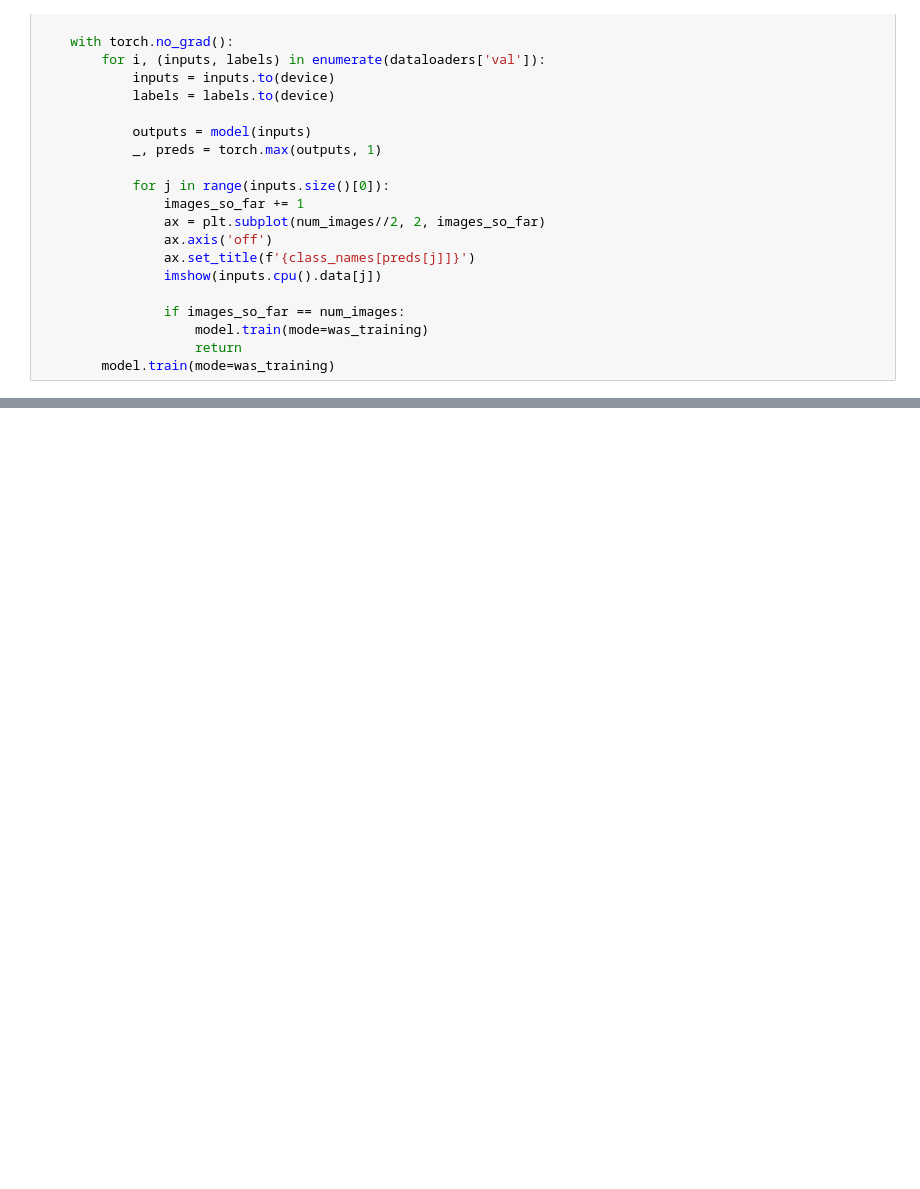
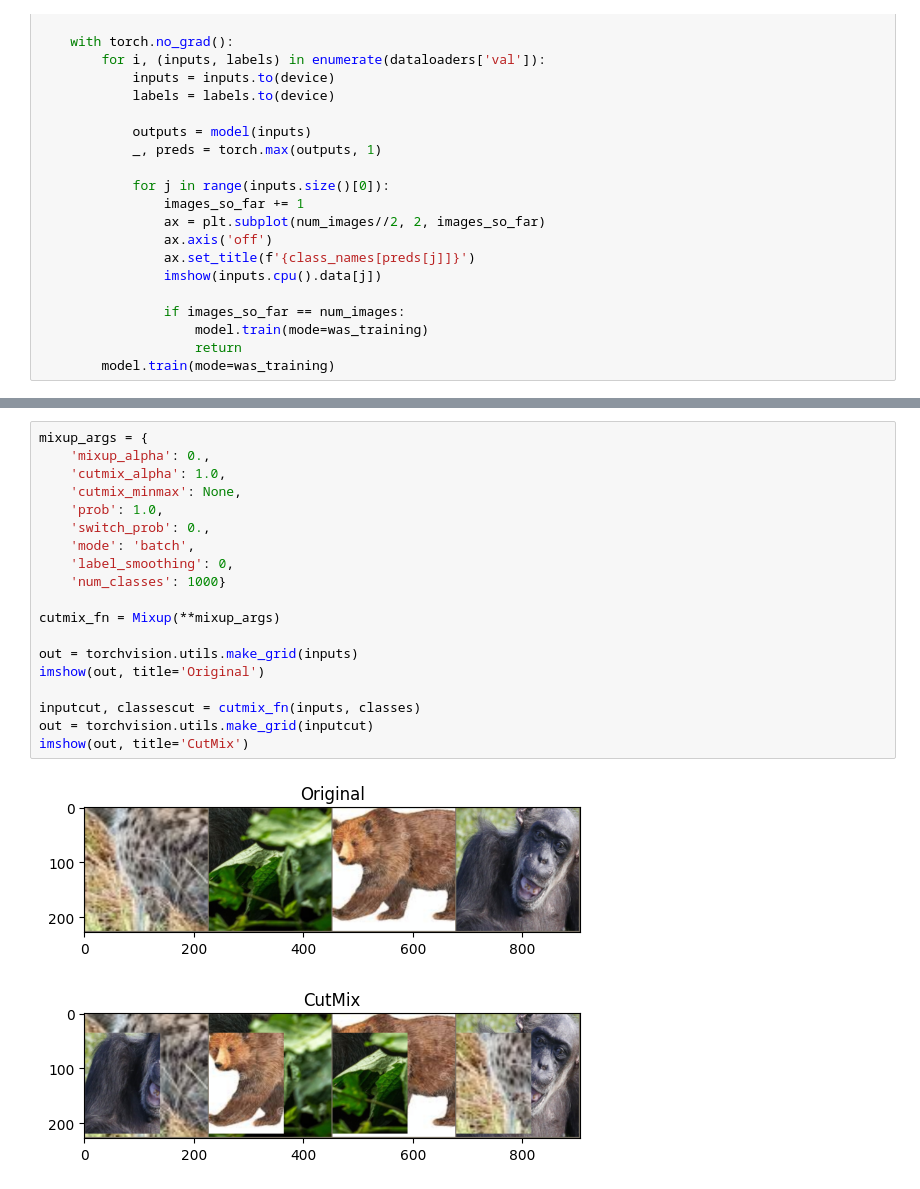
Before and after one commit to GerasevAlexey/ComputerVision, a Jupyter notebook: Task_7.ipynb, the cells around one changed output, grey strips where cells are left out. Saved outputs shown, nothing was run; the diff lists cells and outputs as text; blank space fills up the shorter version.

```diff
--- a/Task_7.ipynb
+++ b/Task_7.ipynb
@@ -205,0 +208,22 @@ visualize_model(model_ft)
+# %%
+mixup_args = {
+    'mixup_alpha': 0.,
+    'cutmix_alpha': 1.0,
+    'cutmix_minmax': None,
+    'prob': 1.0,
+    'switch_prob': 0.,
+    'mode': 'batch',
+    'label_smoothing': 0,
+    'num_classes': 1000}
+
+cutmix_fn = Mixup(**mixup_args)
+
+out = torchvision.utils.make_grid(inputs)
+imshow(out, title='Original')
+
+inputcut, classescut = cutmix_fn(inputs, classes)
+out = torchvision.utils.make_grid(inputcut)
+imshow(out, title='CutMix')
+# %% [output]
+[figure, added]
+[figure, added]
```
Also changed, not shown: parts of 5 cells of this notebook, 2 other files.
